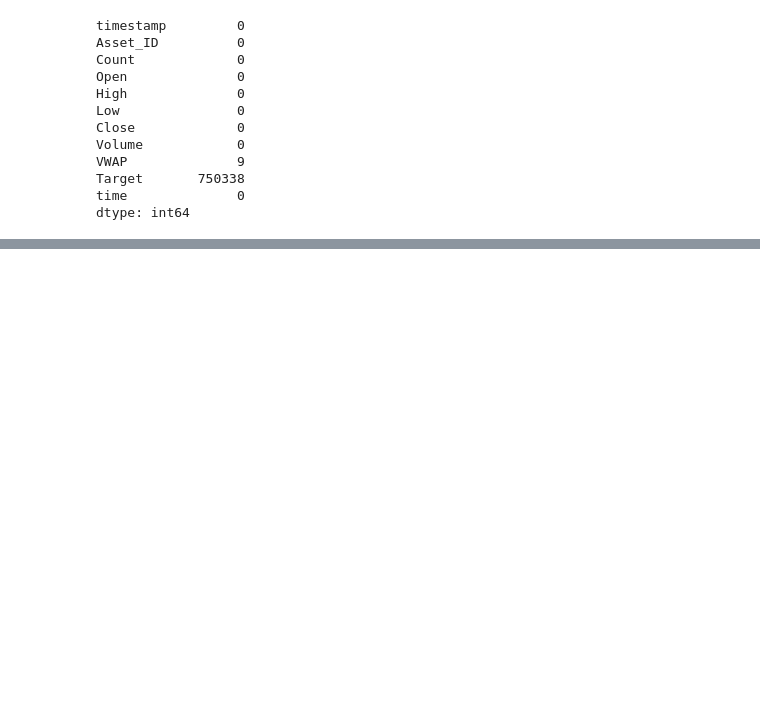
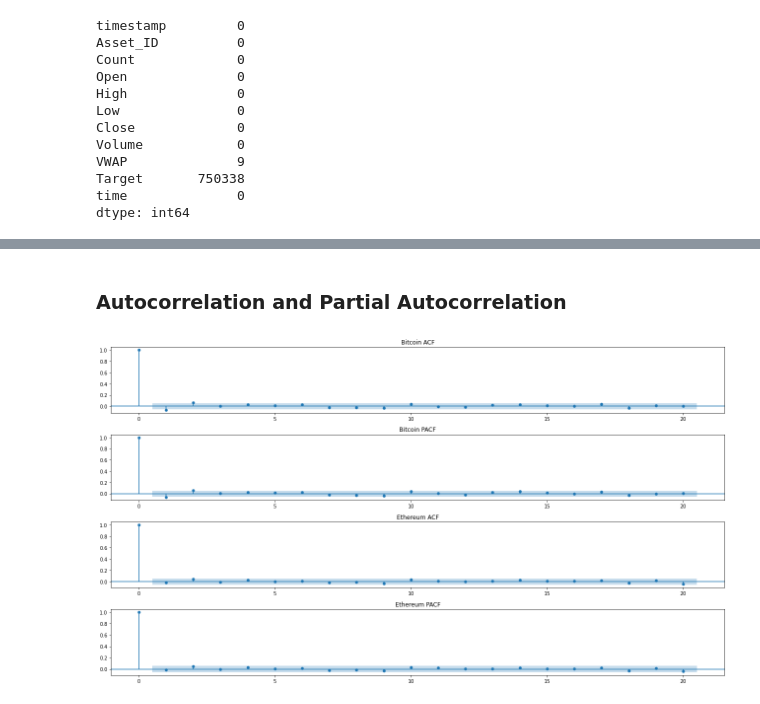
Before and after one commit to ProsperChuks/G-Research-Crypto-Forecasting, a Jupyter notebook: g-r-crypto-forecast.ipynb, the cells around one changed output, grey strips where cells are left out. Cells and saved outputs as stored; diff of their text form; code cells hidden in the pictures; blank space fills up the shorter version.

```diff
--- a/g-r-crypto-forecast.ipynb
+++ b/g-r-crypto-forecast.ipynb
@@ -102,0 +228,21 @@ None
+# %% [markdown]
+### Autocorrelation and Partial Autocorrelation
+# %%
+rcParams['figure.figsize'] = 18, 10
+re_btc = diff(btc.Close)[1:].resample('D').mean()
+re_eth = diff(eth.Close)[1:].resample('D').mean()
+
+fig, axes = plt.subplots(4,1)
+fig = plot_acf(re_btc, lags=20, ax=axes[0])
+fig = plot_pacf(re_btc, lags=20, ax=axes[1])
+fig = plot_acf(re_eth, lags=20, ax=axes[2])
+fig = plot_pacf(re_eth, lags=20, ax=axes[3])
+axes[0].set_title('Bitcoin ACF')
+axes[1].set_title('Bitcoin PACF')
+axes[2].set_title('Ethereum ACF')
+axes[3].set_title('Ethereum PACF')
+
+plt.tight_layout()
+plt.show()
+# %% [output]
+[figure, added]
```
Also changed, not shown: parts of 22 cells of this notebook.
